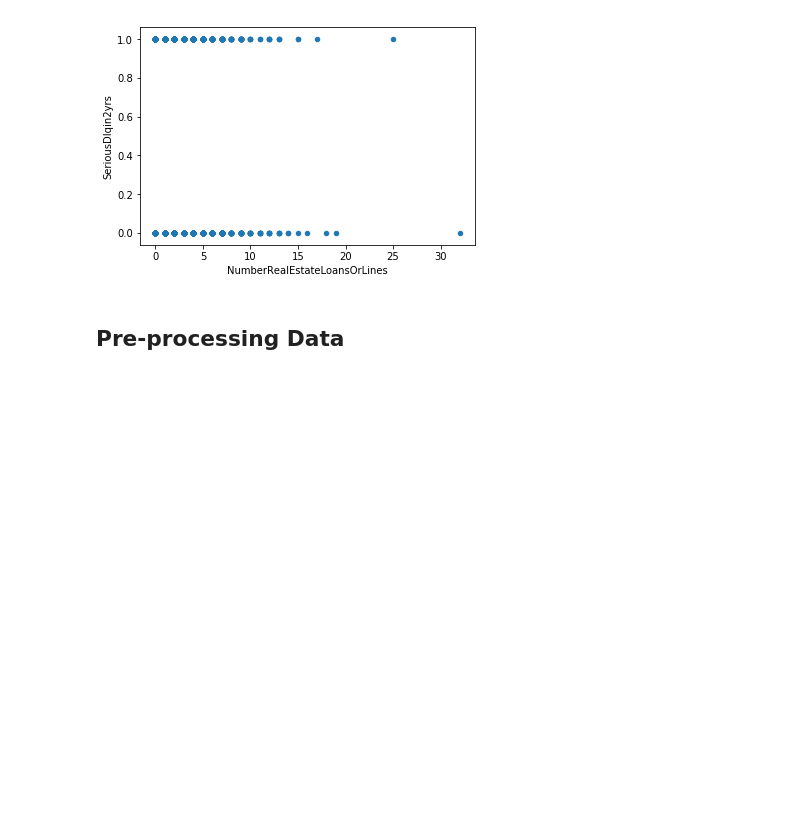
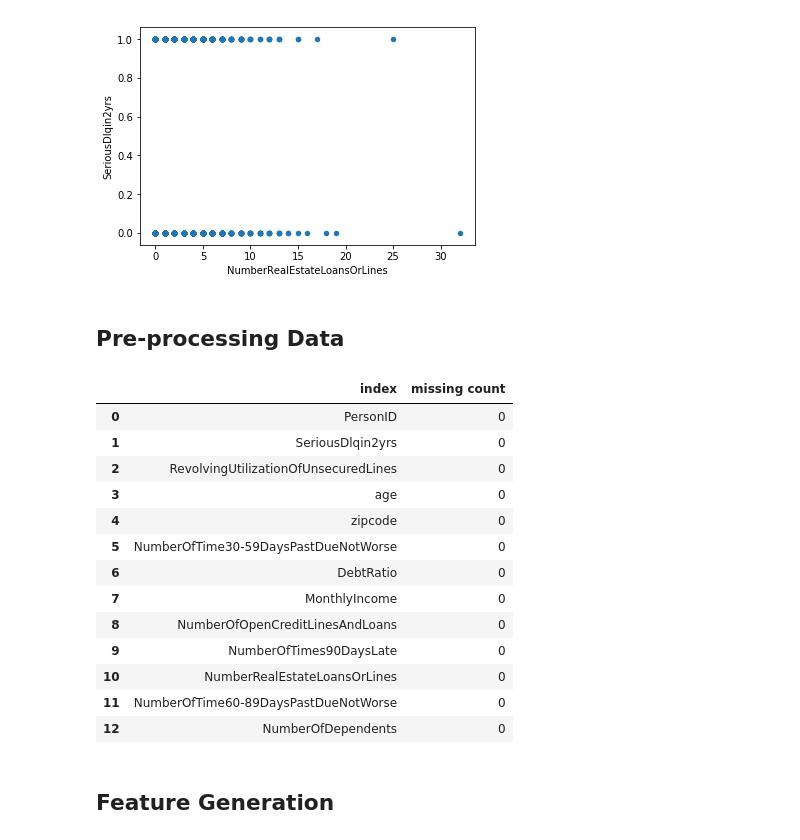
Before and after one commit to rachel-ker/capp30254, a Jupyter notebook: HW2/hw2_writeup.ipynb, the cells around one changed output. Cells and saved outputs as stored; diff of their text form; code cells hidden in the pictures; blank space fills up the shorter version.

```diff
--- a/HW2/hw2_writeup.ipynb
+++ b/HW2/hw2_writeup.ipynb
@@ -261,3 +261,23 @@ pl.scatterplot(data, 'NumberRealEstateLoansOrLines', 'SeriousDlqin2yrs')
 [figure]
 # %% [markdown]
 ## Pre-processing Data
+# %%
+data = pl.replace_missing_with_mean(data)
+pl.check_missing(data)
+# %% [output]
+|  | index | missing count |
+| 0 | PersonID | 0 |
+| 1 | SeriousDlqin2yrs | 0 |
+| 2 | RevolvingUtilizationOfUnsecuredLines | 0 |
+| 3 | age | 0 |
+| 4 | zipcode | 0 |
+| 5 | NumberOfTime30-59DaysPastDueNotWorse | 0 |
+| 6 | DebtRatio | 0 |
+| 7 | MonthlyIncome | 0 |
+| 8 | NumberOfOpenCreditLinesAndLoans | 0 |
+| 9 | NumberOfTimes90DaysLate | 0 |
+| 10 | NumberRealEstateLoansOrLines | 0 |
+| 11 | NumberOfTime60-89DaysPastDueNotWorse | 0 |
+| 12 | NumberOfDependents | 0 |
+# %% [markdown]
+## Feature Generation
```
Also changed, not shown: parts of 9 cells of this notebook, 1 other file.
